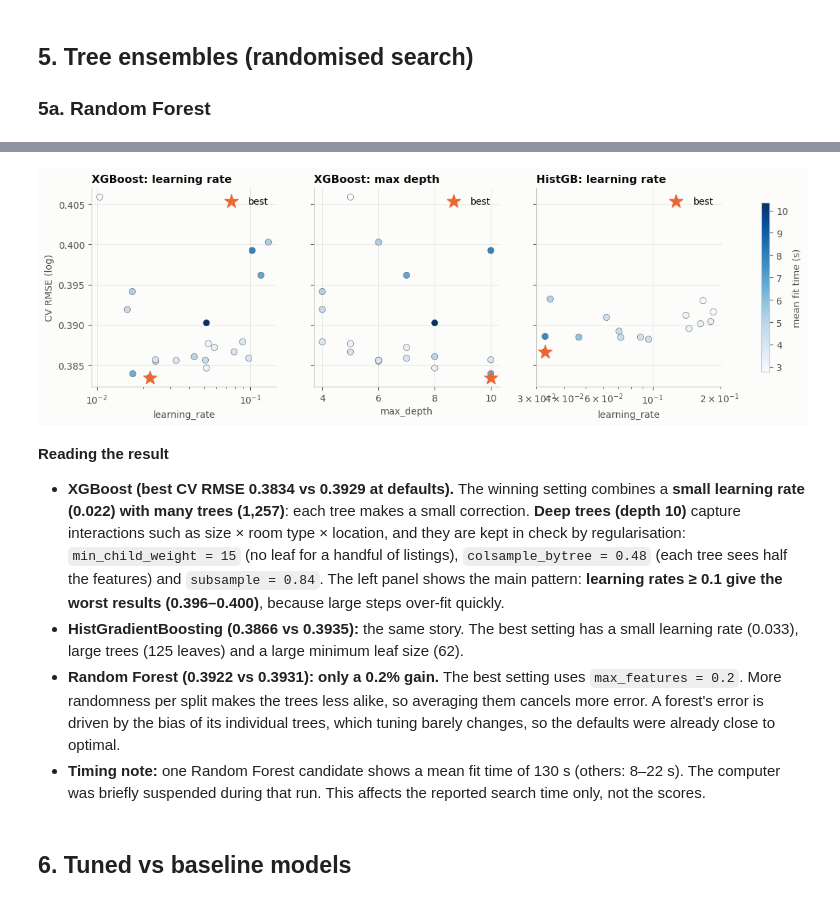
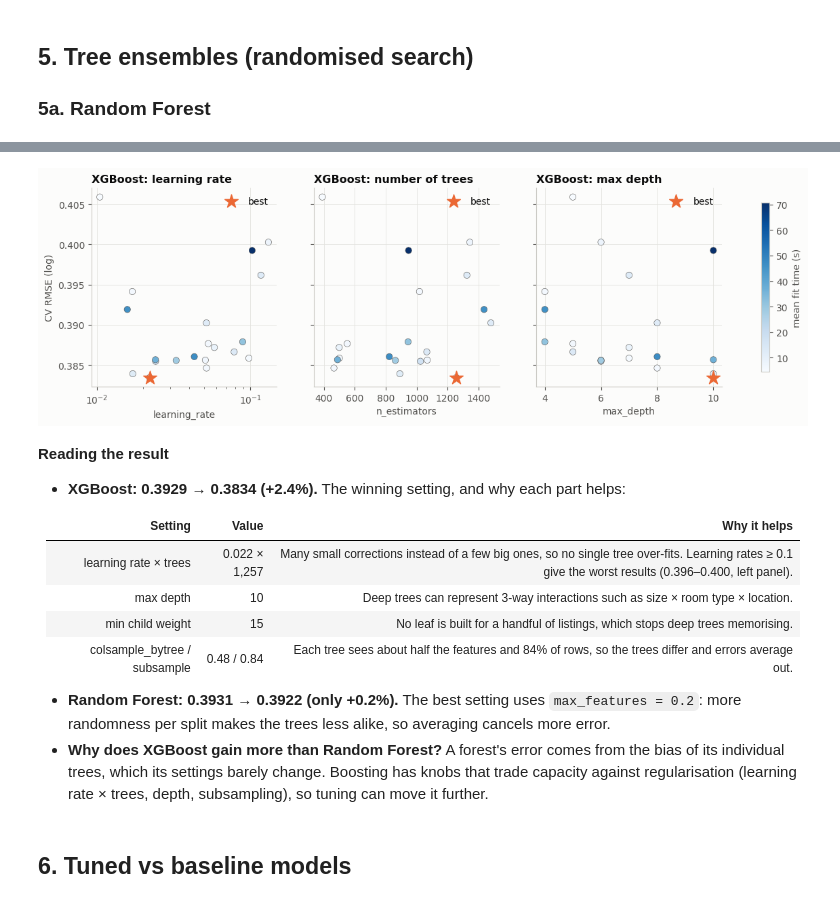
Before and after one commit to vinuridahanayake/airbnb-price-prediction, a Jupyter notebook: 04_Optimisation_Airbnb.ipynb, the cells around one changed output, grey strips where cells are left out. Saved outputs shown, nothing was run; the diff lists cells and outputs as text; code cells hidden in the pictures.

```diff
--- a/04_Optimisation_Airbnb.ipynb
+++ b/04_Optimisation_Airbnb.ipynb
@@ -120,7 +118,7 @@ Train: 59,287 rows | Test: 14,822 rows (locked until §9)
 - **The whole pipeline is searched**, so preprocessing is refitted inside every fold. To save time, the fitted preprocessor for each fold is **cached** (`Pipeline(memory=…)`). The cache key includes the fold's training rows, so it is reused only when *exactly the same* training fold is refitted with a different model setting. The search is therefore still leakage-free.
 - `random_state = 42` everywhere, so every search is reproducible.
 # %%
-N_ITER = {"Random Forest": 6, "HistGradientBoosting": 15, "XGBoost": 20}
+N_ITER = {"Random Forest": 6, "XGBoost": 20}
 SCORING = {"RMSE": "neg_root_mean_squared_error", "MAE": "neg_mean_absolute_error", "R2": "r2"}
 CACHE_DIR = Path(tempfile.mkdtemp(prefix="airbnb_prep_cache_"))
 CACHE = Memory(location=CACHE_DIR, verbose=0)
@@ -274,29 +233,36 @@ best params: {'colsample_bytree': np.float64(0.4837), 'learning_rate': np.float6
 | 17 | 0.9300 | 0.0241 | 10 | 28 | ... |
 | 7 | 0.4188 | 0.0979 | 7 | 2 | ... |
 # %%
-# What mattered in the boosting searches? CV RMSE of every candidate against its key settings
+# What mattered in the XGBoost search? CV RMSE of every candidate against its key settings
 fig, axes = plt.subplots(1, 3, figsize=(15, 3.8), sharey=True)
-panels = [(res_xgb, "param_model__learning_rate", "XGBoost: learning rate", True),
-          (res_xgb, "param_model__max_depth", "XGBoost: max depth", False),
-          (res_hgb, "param_model__learning_rate", "HistGB: learning rate", True)]
-for ax, (res, p, title, logx) in zip(axes, panels):
-    sc = ax.scatter(res[p].astype(float), -res["mean_test_RMSE"], c=res["mean_fit_time"], cmap="Blues", s=45, edgecolor=INK2, lw=.4)
-    best_row = res.loc[res["rank_test_RMSE"] == 1].iloc[0]
+panels = [("param_model__learning_rate", "learning rate", True),
+          ("param_model__n_estimators", "number of trees", False),
+          ("param_model__max_depth", "max depth", False)]
+for ax, (p, title, logx) in zip(axes, panels):
+    sc = ax.scatter(res_xgb[p].astype(float), -res_xgb["mean_test_RMSE"], c=res_xgb["mean_fit_time"], cmap="Blues", s=45, edgecolor=INK2, lw=.4)
+    best_row = res_xgb.loc[res_xgb["rank_test_RMSE"] == 1].iloc[0]
     ax.scatter(float(best_row[p]), -best_row["mean_test_RMSE"], marker="*", s=220, color=ORANGE, zorder=4, label="best")
     if logx:
         ax.set_xscale("log")
-    ax.set_title(title); ax.set_xlabel(p.replace("param_model__", "")); ax.legend(loc="upper right")
+    ax.set_title(f"XGBoost: {title}"); ax.set_xlabel(p.replace("param_model__", "")); ax.legend(loc="upper right")
 axes[0].set_ylabel("CV RMSE (log)")
 fig.colorbar(sc, ax=axes, label="mean fit time (s)", shrink=.85)
 save(fig, "05_boosting_search")
 # %% [output]
-[figure, old version]
+[figure, new version]
 # %% [markdown]
 **Reading the result**
-- **XGBoost (best CV RMSE 0.3834 vs 0.3929 at defaults).** The winning setting combines a **small learning rate (0.022) with many trees (1,257)**: each tree makes a small correction. **Deep trees (depth 10)** capture interactions such as size × room type × location, and they are kept in check by regularisation: `min_child_weight = 15` (no leaf for a handful of listings), `colsample_bytree = 0.48` (each tree sees half the features) and `subsample = 0.84`. The left panel shows the main pattern: **learning rates ≥ 0.1 give the worst results (0.396–0.400)**, because large steps over-fit quickly.
-- **HistGradientBoosting (0.3866 vs 0.3935):** the same story. The best setting has a small learning rate (0.033), large trees (125 leaves) and a large minimum leaf size (62).
-- **Random Forest (0.3922 vs 0.3931): only a 0.2% gain.** The best setting uses `max_features = 0.2`. More randomness per split makes the trees less alike, so averaging them cancels more error. A forest's error is driven by the bias of its individual trees, which tuning barely changes, so the defaults were already close to optimal.
-- **Timing note:** one Random Forest candidate shows a mean fit time of 130 s (others: 8–22 s). The computer was briefly suspended during that run. This affects the reported search time only, not the scores.
+- **XGBoost: 0.3929 → 0.3834 (+2.4%).** The winning setting, and why each part helps:
+
+| Setting | Value | Why it helps |
+|---|---|---|
+| learning rate × trees | 0.022 × 1,257 | Many small corrections instead of a few big ones, so no single tree over-fits. Learning rates ≥ 0.1 give the worst results (0.396–0.400, left panel). |
+| max depth | 10 | Deep trees can represent 3-way interactions such as size × room type × location. |
+| min child weight | 15 | No leaf is built for a handful of listings, which stops deep trees memorising. |
+| colsample_bytree / subsample | 0.48 / 0.84 | Each tree sees about half the features and 84% of rows, so the trees differ and errors average out. |
+
+- **Random Forest: 0.3931 → 0.3922 (only +0.2%).** The best setting uses `max_features = 0.2`: more randomness per split makes the trees less alike, so averaging cancels more error.
+- **Why does XGBoost gain more than Random Forest?** A forest's error comes from the bias of its individual trees, which its settings barely change. Boosting has knobs that trade capacity against regularisation (learning rate × trees, depth, subsampling), so tuning can move it further.
 # %% [markdown]
 ## 6. Tuned vs baseline models
 # %%
```
Also changed, not shown: parts of 29 cells of this notebook, 17 other files.
